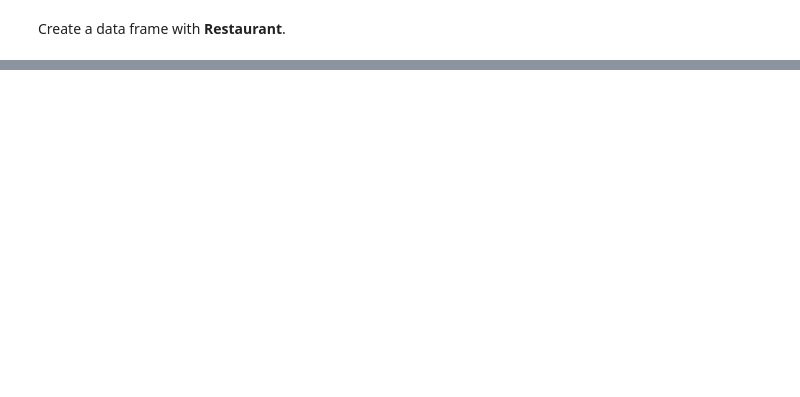
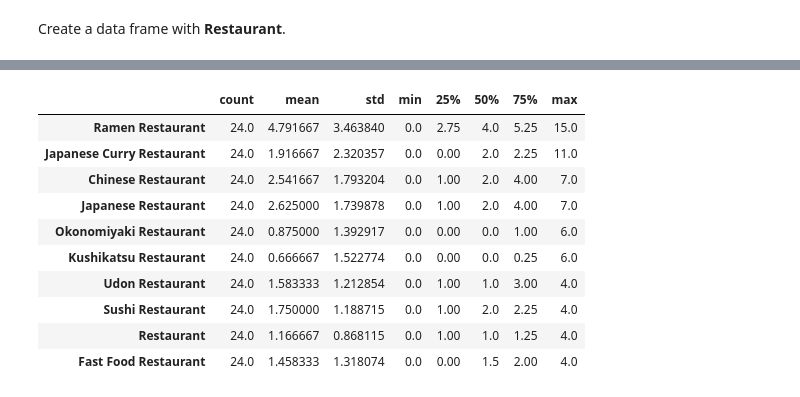
Before and after one commit to Zi-Ao-Huang/COURSERA_IBM, a Jupyter notebook: A_foodie's_guide_to_Osaka.ipynb, the cells around one changed output, grey strips where cells are left out. Drawn from its saved outputs; the diff is of its cells as text; code cells hidden in the pictures; blank space fills up the shorter version.

```diff
--- a/A_foodie's_guide_to_Osaka.ipynb
+++ b/A_foodie's_guide_to_Osaka.ipynb
@@ -266,0 +263,7 @@ Name: Venue_Category, dtype: int64
+# %%
+# one hot encoding
+osaka_onehot = pd.get_dummies(Osaka_restaurant[['Venue_Category']], prefix="", prefix_sep="")
+osaka_onehot['Ward'] = Osaka_restaurant['Ward']
+ward = osaka_onehot['Ward']
+osaka_onehot.drop(labels=['Ward'], axis=1,inplace = True)
+osaka_onehot.insert(0, 'Ward', ward)
@@ -266,0 +277,3 @@ Name: Venue_Category, dtype: int64
+# %%
+venue_counts = osaka_onehot.groupby('Ward').sum()
+venue_counts.head()
@@ -266,0 +288,16 @@ Name: Venue_Category, dtype: int64
+# %%
+venue_counts_described = venue_counts.describe().transpose()
+venue_top5 = venue_counts_described.sort_values('max', ascending=False)[0:10]
+venue_top5
+# %% [output]
+|  | count | mean | std | min | 25% | 50% | 75% | max |
+| Ramen Restaurant | 24.0 | 4.791667 | 3.463840 | 0.0 | 2.75 | 4.0 | 5.25 | 15.0 |
+| Japanese Curry Restaurant | 24.0 | 1.916667 | 2.320357 | 0.0 | 0.00 | 2.0 | 2.25 | 11.0 |
+| Chinese Restaurant | 24.0 | 2.541667 | 1.793204 | 0.0 | 1.00 | 2.0 | 4.00 | 7.0 |
+| Japanese Restaurant | 24.0 | 2.625000 | 1.739878 | 0.0 | 1.00 | 2.0 | 4.00 | 7.0 |
+| Okonomiyaki Restaurant | 24.0 | 0.875000 | 1.392917 | 0.0 | 0.00 | 0.0 | 1.00 | 6.0 |
+| Kushikatsu Restaurant | 24.0 | 0.666667 | 1.522774 | 0.0 | 0.00 | 0.0 | 0.25 | 6.0 |
+| Udon Restaurant | 24.0 | 1.583333 | 1.212854 | 0.0 | 1.00 | 1.0 | 3.00 | 4.0 |
+| Sushi Restaurant | 24.0 | 1.750000 | 1.188715 | 0.0 | 1.00 | 2.0 | 2.25 | 4.0 |
+| Restaurant | 24.0 | 1.166667 | 0.868115 | 0.0 | 1.00 | 1.0 | 1.25 | 4.0 |
+| Fast Food Restaurant | 24.0 | 1.458333 | 1.318074 | 0.0 | 0.00 | 1.5 | 2.00 | 4.0 |
```
Also changed, not shown: parts of 15 cells of this notebook.
